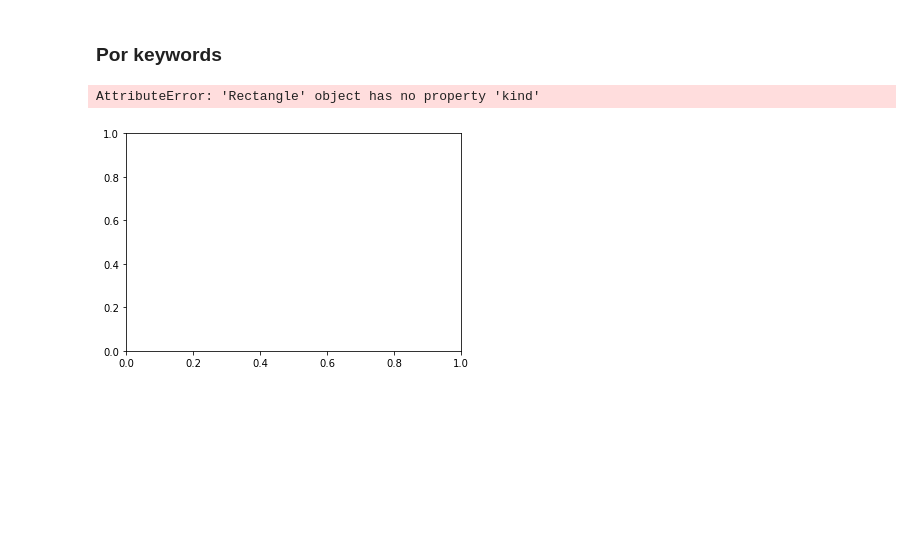
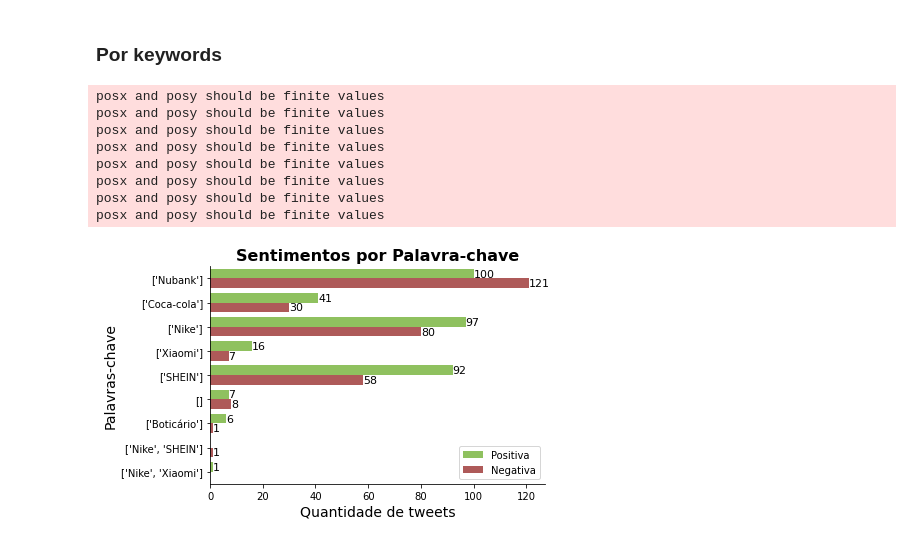
Before and after one commit to empatwi/exploratory-analysis, a Jupyter notebook: analysis.ipynb, the cells around one changed output. Drawn from its saved outputs; the diff is of its cells as text; code cells hidden in the pictures; blank space fills up the shorter version.

```diff
--- a/analysis.ipynb
+++ b/analysis.ipynb
@@ -262,33 +262,46 @@ Counter({0.0: 306, 1.0: 360})
 
 order = ["Positiva", "Negativa"]
 
 df_countplot = df_removed_stopwords.copy()
 df_countplot = df_countplot.rename({"classified": "Classificação"}, axis=1)
 df_countplot["Classificação"][df_countplot["Classificação"] == 1.0] = order[0]
 df_countplot["Classificação"][df_countplot["Classificação"] == 0.0] = order[1]
 
 
 # Plot
 
 colors = ["#8FD14F", "#BC4C4B"]
 sns.set_palette(sns.color_palette(colors))
-plot_output = sns.countplot(y="keyword", data=df_countplot, hue="Classificação", hue_order=order)
+plot_output = sns.countplot(y="keyword",
+                            data=df_countplot,
+                            hue="Classificação",
+                            hue_order=order)
+
+plot_output.legend(loc="lower right")
 
 plot_output.set_title("Sentimentos por Palavra-chave", fontsize=16, fontweight="bold")
 plot_output.set_xlabel("Quantidade de tweets", fontsize=14)
 plot_output.set_ylabel("Palavras-chave", fontsize=14)
 
 plot_output.spines["top"].set_visible(False)
 plot_output.spines["right"].set_visible(False)
 
 for rect in plot_output.patches:
     plot_output.text(rect.get_width(),
                      rect.get_y(),
                      str(rect.get_width())[:-2],
+                     horizontalalignment="left",
                      verticalalignment="top",
                      fontsize=11)
 
 plot_output.figure.savefig("keyword_analysis_labeled.png", bbox_inches="tight")
 # %% [output]
-AttributeError: 'Rectangle' object has no property 'kind'
+posx and posy should be finite values
+posx and posy should be finite values
+posx and posy should be finite values
+posx and posy should be finite values
+posx and posy should be finite values
+posx and posy should be finite values
+posx and posy should be finite values
+posx and posy should be finite values
-[figure, old version]
+[figure, new version]
```
Also changed, not shown: 1 other file.
